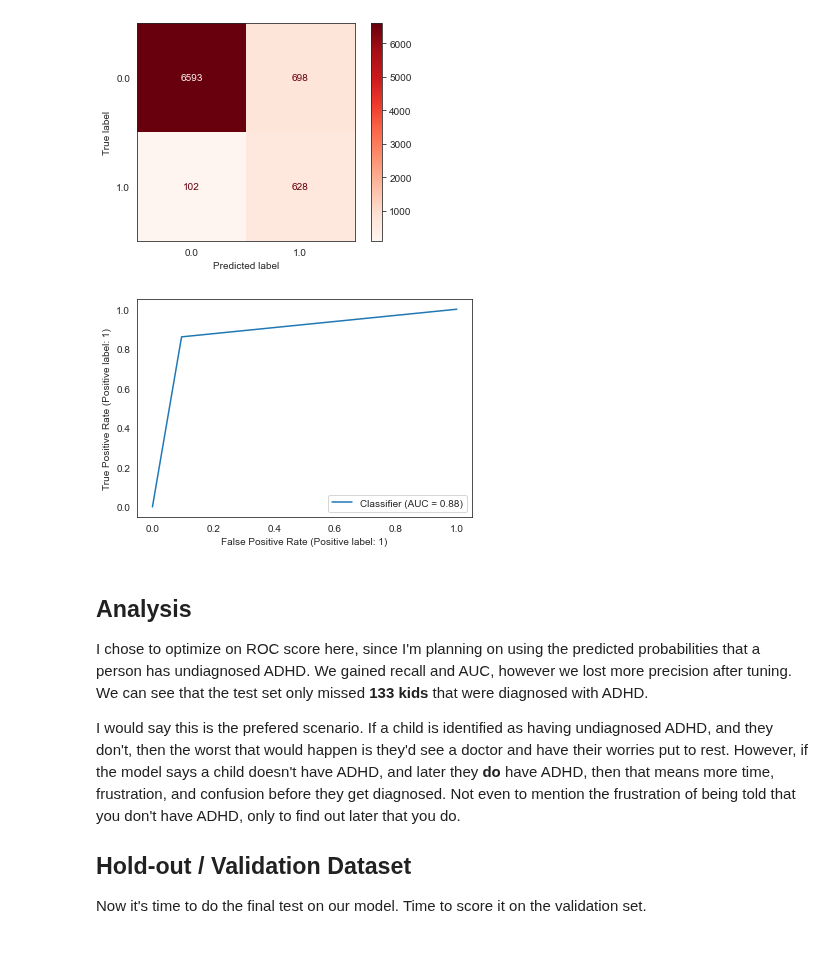
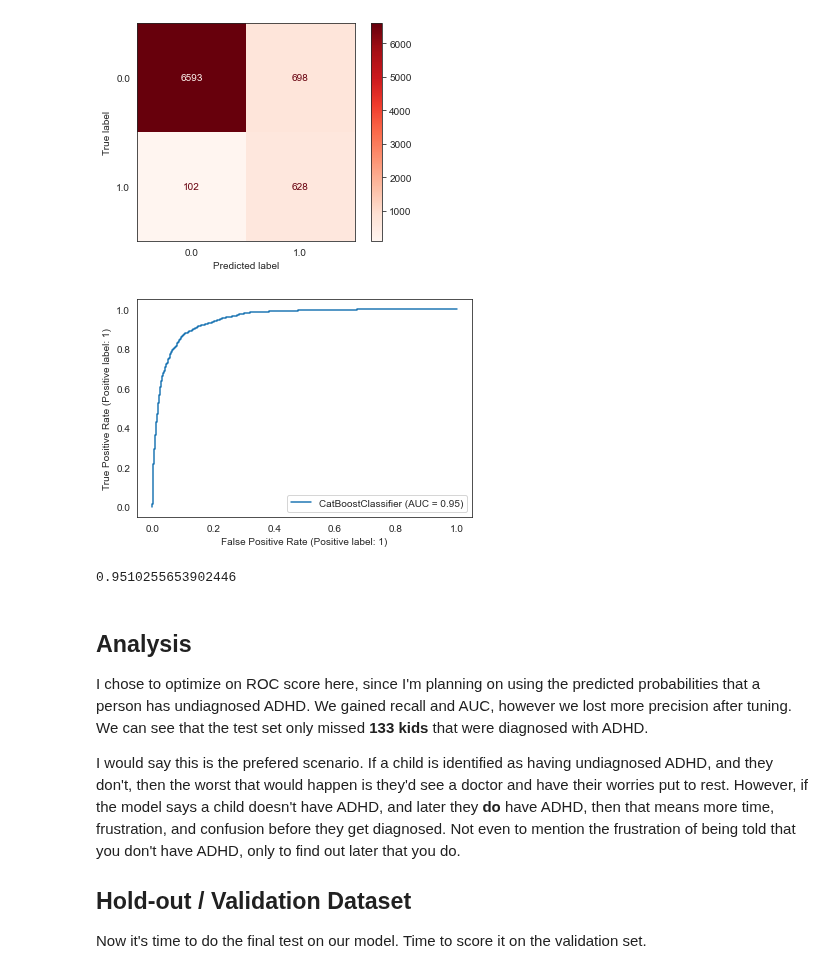
Before and after one commit to austint1121/Undiagnosed-ADHD-Identification, a Jupyter notebook: Notebooks/Target-K2Q31B.ipynb, the cells around one changed output. Drawn from its saved outputs; the diff is of its cells as text; code cells hidden in the pictures.

Commit message:
Corrected input of ROC curve.

```diff
--- a/Notebooks/Target-K2Q31B.ipynb
+++ b/Notebooks/Target-K2Q31B.ipynb
@@ -873,10 +873,18 @@ ROCAUC          +0.03
 final_matrix = ConfusionMatrixDisplay.from_predictions(y_test, final_model.predict(X_test), cmap='Reds')
 # %% [output]
 [figure]
-# %%
-final_roc_curve = RocCurveDisplay.from_predictions(y_test, final_model.predict(X_test))
-# %% [output]
-[figure, removed]
+# %%
+probas = final_model.predict_proba(X_test)
+probas = pd.DataFrame(probas)
+probas_dropped = probas.drop(columns=0)
+final_roc_curve = RocCurveDisplay.from_estimator(estimator=final_model, X=X_test, y=y_test)
+# %% [output]
+[figure, added]
+# %%
+from sklearn.metrics import roc_auc_score
+roc_auc_score(y_test, probas_dropped)
+# %% [output]
+0.9510255653902446
 # %% [markdown]
 ## Analysis
 I chose to optimize on ROC score here, since I'm planning on using the predicted probabilities that a person has undiagnosed ADHD. We gained recall and AUC, however we lost more precision after tuning. We can see that the test set only missed **133 kids** that were diagnosed with ADHD.
```
Also changed, not shown: parts of 1 cell of this notebook.
